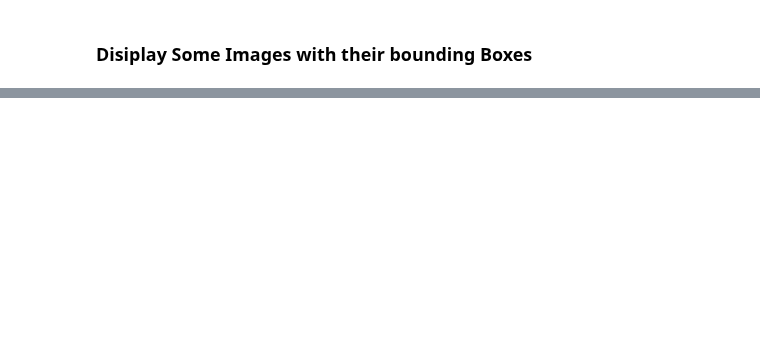
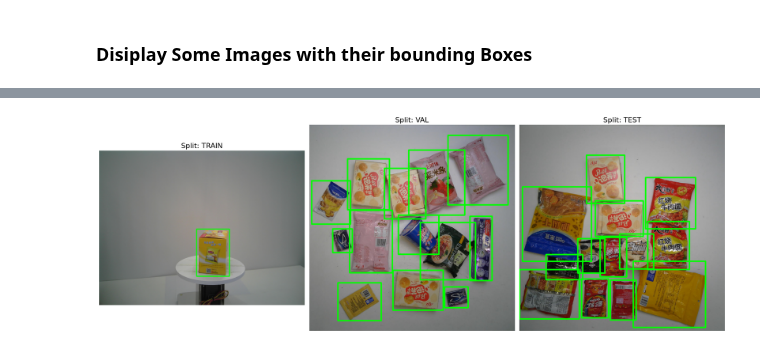
Before and after one commit to AbdullahGhulam/Vision-Checkout, a Jupyter notebook: notebooks/01_EDA.ipynb, the cells around one changed output, grey strips where cells are left out. Cells and saved outputs as stored; diff of their text form; code cells hidden in the pictures; blank space fills up the shorter version.

```diff
--- a/notebooks/01_EDA.ipynb
+++ b/notebooks/01_EDA.ipynb
@@ -146,10 +146,21 @@ file_name = random_img['file_name']
 #get image annotation:
 img_ann = [ann for ann in data['annotations'] if ann['image_id'] == img_id]
 
-#get the img category / supercategoroy:
-img_category = category_id_to_name.get(img_id)
-img_supercategory = supercategory_id_to_name.get(img_id)
-
 #print the random image chosen (you should get a random image everytime)
 
 print(random_img)
+print(f"Image ID: {img_id}")
+print(f"File Name: {file_name}")
+
+print(f"Number of annotations for this image: {len(img_ann)}")
+
+#get the img category / supercategoroy:
+#first get the category_id from the annotation (assuming one or more category per image)
+for ann in img_ann:
+    category_id = ann['category_id']
+    img_category = category_id_to_name.get(category_id)
+    img_supercategory = supercategory_id_to_name.get(category_id)
+
+    print(f"\nAnnotation ID: {ann['id']}") #should match the Image ID !!
+    print(f"Image Supercategory: {img_supercategory}")
+    print(f"Image Category: {img_category}")
@@ -157,0 +304,65 @@ print(random_img)
+# %%
+import matplotlib.pyplot as plt
+import cv2
+import os
+import json
+import random
+
+# Define the figure size for the entire row of 3 images
+plt.figure(figsize=(20, 10))
+
+for i, split in enumerate(splits):
+    # 1. Access paths for the current split (train, val, or test)
+    ann_path = data_map[split]["annotations"]
+    img_dir = data_map[split]["images"]
+
+    # 2. Load the JSON file for this specific split
+    with open(ann_path, 'r') as f:
+        data = json.load(f)
+
+    # 3. Pick a random image entry from the JSON metadata
+    sample_img_info = random.choice(data['images'])
+    img_id = sample_img_info['id']
+    file_name = sample_img_info['file_name']
+
+    # 4. Load the actual image file from the directory
+    full_img_path = os.path.join(img_dir, file_name)
+    image = cv2.imread(full_img_path)
+
+    # Safety check: if image path is wrong, skip to the next split
+    if image is None:
+        print(f"Skipping: File not found at {full_img_path}")
+        continue
+
+    # Convert BGR (OpenCV default) to RGB (Matplotlib default)
+    image = cv2.cvtColor(image, cv2.COLOR_BGR2RGB)
+
+    # 5. Extract ONLY the annotations belonging to this specific image ID
+    # This is the "Filter" step you were missing
+    active_anns = [ann for ann in data['annotations'] if ann['image_id'] == img_id]
+
+    # 6. Draw bounding boxes on the image
+    for ann in active_anns:
+        # COCO format is [x_min, y_min, width, height]
+        x, y, w, h = ann['bbox']
+
+        # Draw rectangle: (image, start_point, end_point, color, thickness)
+        cv2.rectangle(image, (int(x), int(y)), (int(x+w), int(y+h)), (0, 255, 0), 12)
+
+    # 7. Arrange in subplots (1 row, 3 columns, index i+1)
+    plt.subplot(1, 3, i + 1)
+    plt.imshow(image) # Display the original image with boxes drawn on it
+    plt.title(f"Split: {split.upper()}", fontsize=16)
+
+    # Add info labels under each image
+    plt.xlabel(f"ID: {img_id}\nFile: {file_name}\nObjects: {len(active_anns)}", fontsize=10)
+    plt.axis('off') # Hide the X/Y coordinate numbers for a cleaner look
+
+    # Free up memory by deleting the large JSON object before the next iteration
+    del data
+
+# Final layout adjustment and rendering
+plt.tight_layout()
+plt.show()
+# %% [output]
+[figure, added]
```
Also changed, not shown: parts of 7 cells of this notebook.
